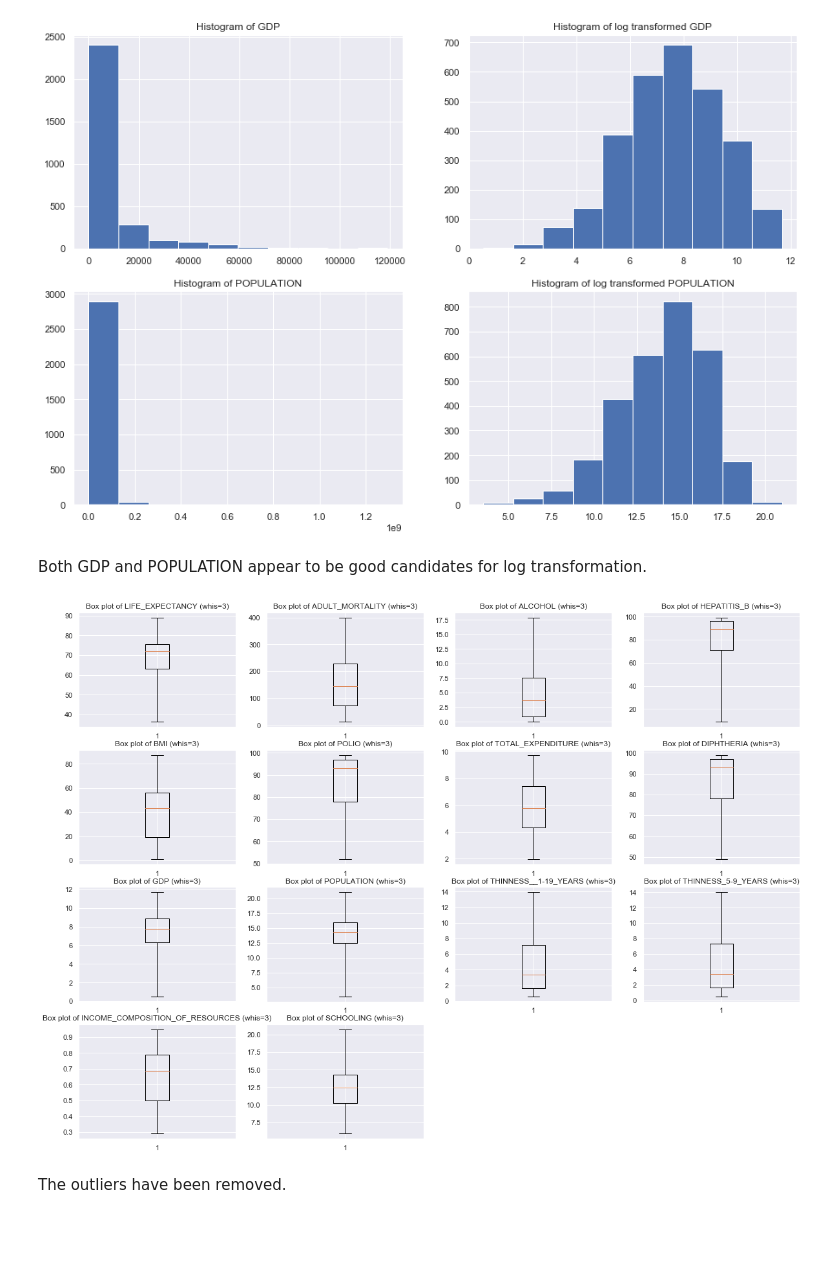
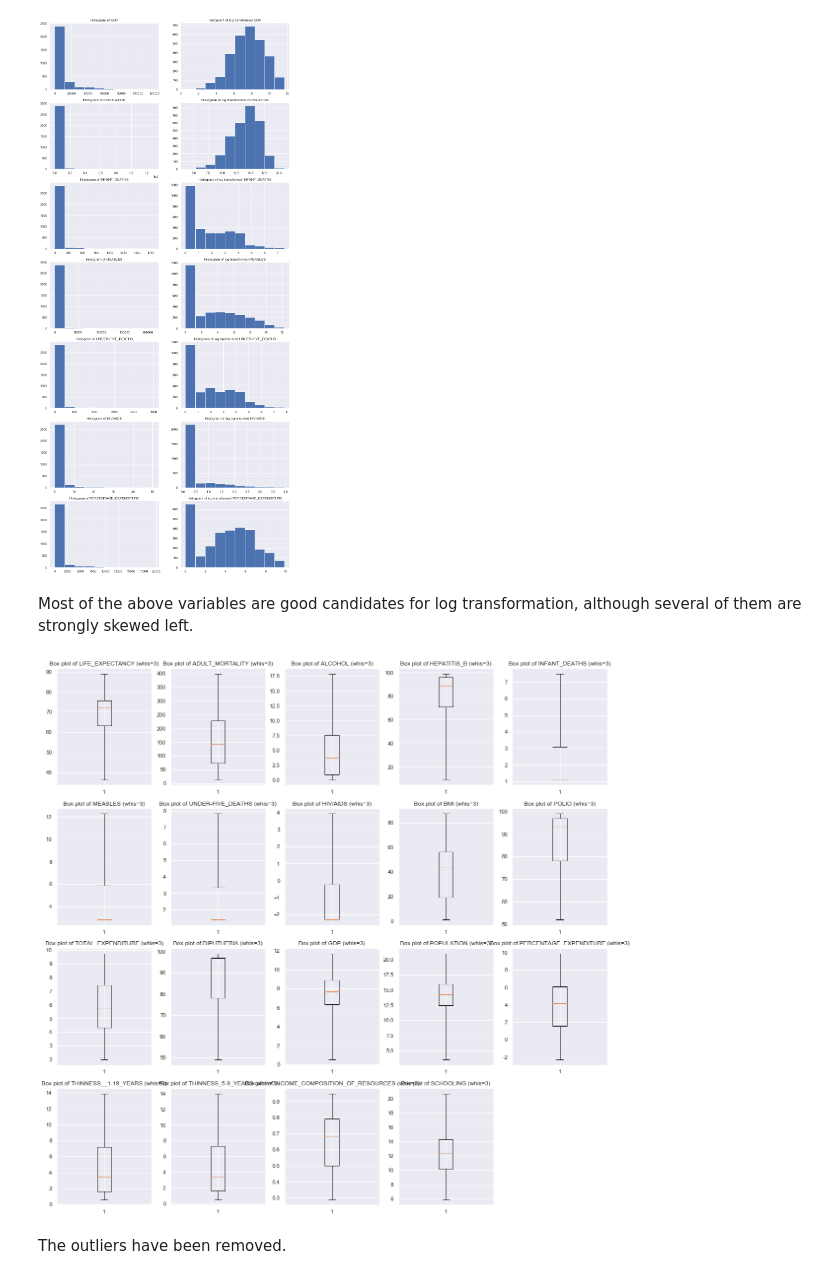
Before and after one commit to jlolavesen/thinkful, a Jupyter notebook: Mod17Challenge.ipynb, the cells around one changed output. Saved outputs shown, nothing was run; the diff lists cells and outputs as text; code cells hidden in the pictures; blank space fills up the shorter version.

```diff
--- a/Mod17Challenge.ipynb
+++ b/Mod17Challenge.ipynb
@@ -61,8 +80,9 @@ lifex_df2.columns = lifex_df2.columns.str.upper()
 lifex_df2.columns = lifex_df2.columns.str.replace(' ', '_')
 # %%
 #filling in missing values
-columns = ["LIFE_EXPECTANCY", "ADULT_MORTALITY", "ALCOHOL", "HEPATITIS_B",
-           "BMI", "POLIO", "TOTAL_EXPENDITURE", "DIPHTHERIA", "GDP", "POPULATION",
+columns = ["LIFE_EXPECTANCY", "ADULT_MORTALITY", "ALCOHOL", "HEPATITIS_B", "INFANT_DEATHS",
+           "MEASLES", "UNDER-FIVE_DEATHS", "HIV/AIDS",
+           "BMI", "POLIO", "TOTAL_EXPENDITURE", "DIPHTHERIA", "GDP", "POPULATION", "PERCENTAGE_EXPENDITURE",
            "THINNESS__1-19_YEARS", "THINNESS_5-9_YEARS", "INCOME_COMPOSITION_OF_RESOURCES", "SCHOOLING"]
 
 #interpolate missing values
@@ -91,27 +111,73 @@ With a 'whis' threshold of 3 , only two variables show a lot of outliers: GDP an
 # %%
 # check histograms of log transformation for GDP and POPULATION
 
-plt.figure(figsize = (15,10))
+plt.figure(figsize = (15,35))
 
-plt.subplot(2,2,1)
+constant = 1
+
+plt.subplot(7,2,1)
 plt.hist(lifex_df2["GDP"])
 plt.title("Histogram of GDP")
 
-plt.subplot(2,2,2)
+plt.subplot(7,2,2)
 plt.hist(np.log(lifex_df2["GDP"]))
 plt.title("Histogram of log transformed GDP")
 
-plt.subplot(2,2,3)
+plt.subplot(7,2,3)
 plt.hist(lifex_df2["POPULATION"])
 plt.title("Histogram of POPULATION")
 
-plt.subplot(2,2,4)
+plt.subplot(7,2,4)
 plt.hist(np.log(lifex_df2["POPULATION"]))
 plt.title("Histogram of log transformed POPULATION")
 
+plt.subplot(7,2,5)
+plt.hist(lifex_df2["INFANT_DEATHS"])
+plt.title("Histogram of INFANT_DEATHS")
+
+plt.subplot(7,2,6)
+plt.hist(np.log(lifex_df2["INFANT_DEATHS"] + constant))
+plt.title("Histogram of log transformed INFANT_DEATHS")
+
+plt.subplot(7,2,7)
+plt.hist(lifex_df2["MEASLES"])
+plt.title("Histogram of MEASLES")
+
+plt.subplot(7,2,8)
+plt.hist(np.log(lifex_df2["MEASLES"] + constant))
+plt.title("Histogram of log transformed MEASLES")
+
+plt.subplot(7,2,9)
+plt.hist(lifex_df2["UNDER-FIVE_DEATHS"])
+plt.title("Histogram of UNDER-FIVE_DEATHS")
+
+plt.subplot(7,2,10)
+plt.hist(np.log(lifex_df2["UNDER-FIVE_DEATHS"] + constant))
+plt.title("Histogram of log transformed UNDER-FIVE_DEATHS")
+
+plt.subplot(7,2,11)
+plt.hist(lifex_df2["HIV/AIDS"])
+plt.title("Histogram of HIV/AIDS")
+
+plt.subplot(7,2,12)
+plt.hist(np.log(lifex_df2["HIV/AIDS"] + constant))
+plt.title("Histogram of log transformed HIV/AIDS")
+
+plt.subplot(7,2,13)
+plt.hist(lifex_df2["PERCENTAGE_EXPENDITURE"])
+plt.title("Histogram of PERCENTAGE_EXPENDITURE")
+
+plt.subplot(7,2,14)
+plt.hist(np.log(lifex_df2["PERCENTAGE_EXPENDITURE"] + constant))
+plt.title("Histogram of log transformed PERCENTAGE_EXPENDITURE")
+
+
+
+
+
 plt.show()
 # %% [output]
-[figure, old version]
+[figure, new version]
-# %% [markdown]
-Both GDP and POPULATION appear to be good candidates for log transformation.
+# %% [markdown]
+Most of the above variables are good candidates for log transformation, although several of them are strongly skewed left.
 # %%
@@ -134,19 +213,19 @@ lifex_df2["ALCOHOL"] = winsorize(lifex_df2["ALCOHOL"], (0.05, 0))
 # %%
 ## check again for outliers in boxplots
 
-plt.figure(figsize = (20,15))
+plt.figure(figsize = (20,20))
 
 i = 1
 
 for column in columns:
-    plt.subplot(4,4,i)
+    plt.subplot(4,5,i)
     plt.boxplot(lifex_df2[column], whis=3)
     plt.title("Box plot of {} (whis=3)".format(column))
     i+=1
 
 plt.show()
 # %% [output]
-[figure, old version]
+[figure, new version]
 # %% [markdown]
 The outliers have been removed.
 # %%
```
Also changed, not shown: parts of 9 cells of this notebook.
